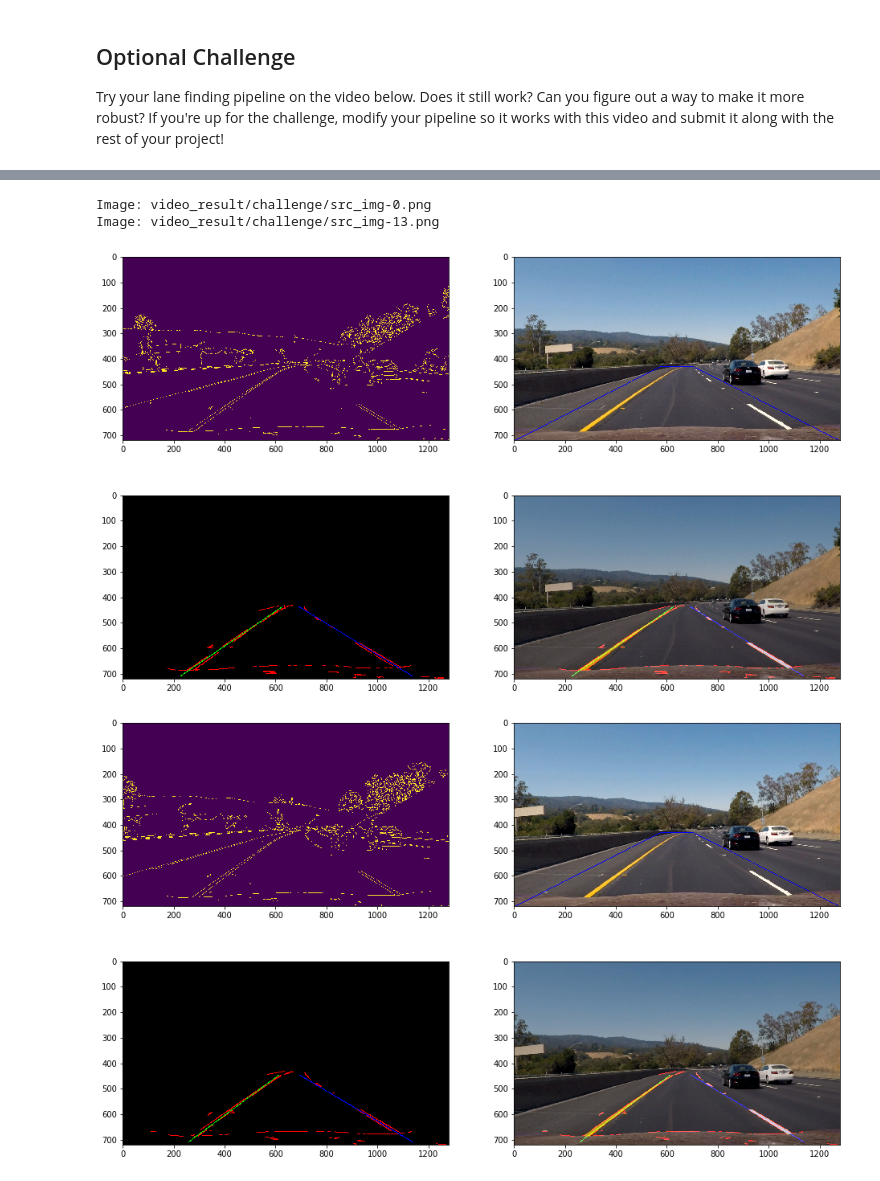
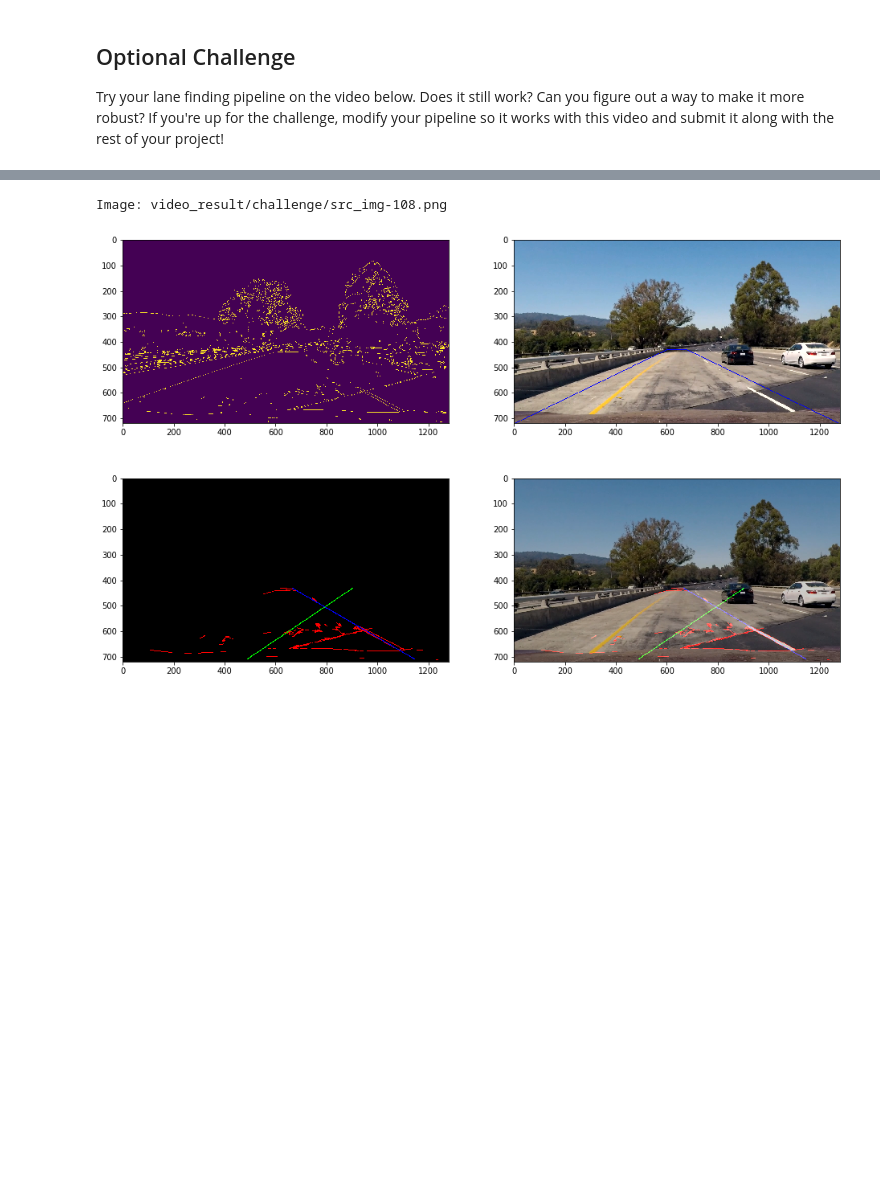
Before and after one commit to amemetov/sdc-term1-prj1-lane-lines, a Jupyter notebook: P1.ipynb, the cells around one changed output, grey strips where cells are left out. Cells and saved outputs as stored; diff of their text form; code cells hidden in the pictures; blank space fills up the shorter version.

Commit message:
Improved canny and hough params

```diff
--- a/P1.ipynb
+++ b/P1.ipynb
@@ -232,7 +229,7 @@ def find_lane_lines(origin_img,
     ysize = height
     xsize = width
     xdelta_bottom = 5
-    xdelta_top = 0.05 * width
+    xdelta_top = 0.03 * width
     xmiddle = width/2
     apex = (0.6)*height
     roi_vertices = np.array([[ (xdelta_bottom, ysize), (xmiddle - xdelta_top, apex),
@@ -256,13 +253,13 @@ def find_lane_lines(origin_img,
     return (edges, roi_img, line_img, lines_edges)
 # %%
 # Define our parameters for Canny
-canny_low_threshold = 50
+canny_low_threshold = 100
 canny_high_threshold = 170
 
 # Define our parameters for HoughTransform
-ht_rho = 5             # distance resolution in pixels of the Hough grid
-ht_theta = 5*np.pi/180 # angular resolution in radians of the Hough grid
-ht_threshold = 10      # minimum number of votes (intersections in Hough grid cell)
+ht_rho = 1             # distance resolution in pixels of the Hough grid
+ht_theta = 1*np.pi/180 # angular resolution in radians of the Hough grid
+ht_threshold = 5      # minimum number of votes (intersections in Hough grid cell)
 ht_min_line_len = 10    # minimum number of pixels making up a line
 ht_max_line_gap = 10    # maximum gap in pixels between connectable line segments
 
@@ -441,46 +438,48 @@ HTML("""
 # %% [output]
 [interactive output not drawn]
 # %%
-# Define our parameters for Canny
-canny_low_threshold = 50
+canny_low_threshold = 100
 canny_high_threshold = 170
 
 # Define our parameters for HoughTransform
-ht_rho = 5             # distance resolution in pixels of the Hough grid
-ht_theta = 5*np.pi/180 # angular resolution in radians of the Hough grid
-ht_threshold = 10      # minimum number of votes (intersections in Hough grid cell)
+ht_rho = 1             # distance resolution in pixels of the Hough grid
+ht_theta = 1*np.pi/180 # angular resolution in radians of the Hough grid
+ht_threshold = 5      # minimum number of votes (intersections in Hough grid cell)
 ht_min_line_len = 10    # minimum number of pixels making up a line
 ht_max_line_gap = 10    # maximum gap in pixels between connectable line segments
 
 
+
 #test_img_files = os.listdir("test_images/")
-test_img_files = ['src_img-0.png', 'src_img-13.png']
+test_img_files = [#'src_img-0.png',
+                  #'src_img-13.png',
+                  #'src_img-105.png',
+                'src_img-108.png'
+]
 for f in test_img_files:
     #image = mpimg.imread("video_result/challenge/" + f)
     image_path = "video_result/challenge/" + f
     image = cv2.imread(image_path)
     image = cv2.cvtColor(image, cv2.COLOR_BGR2RGB)
     (edges, roi_img, line_img, lines_edges) = find_lane_lines(image,
                                                               canny_low_threshold, canny_high_threshold,
                                                              ht_rho, ht_theta, ht_threshold, ht_min_line_len, ht_max_line_gap)
 
 
     print('Image: ' + image_path)
     plt.figure(figsize=(16, 10))
 
     plt.subplot(2, 2, 1)
     plt.imshow(edges)
 
     plt.subplot(2, 2, 2)
     plt.imshow(roi_img)
 
     plt.subplot(2, 2, 3)
     plt.imshow(line_img)
 
     plt.subplot(2, 2, 4)
     plt.imshow(lines_edges)
 # %% [output]
-Image: video_result/challenge/src_img-0.png
-Image: video_result/challenge/src_img-13.png
+Image: video_result/challenge/src_img-108.png
-[figure, old version]
+[figure, new version]
-[figure, removed]
```
Also changed, not shown: parts of 5 cells of this notebook, 1 other file.
